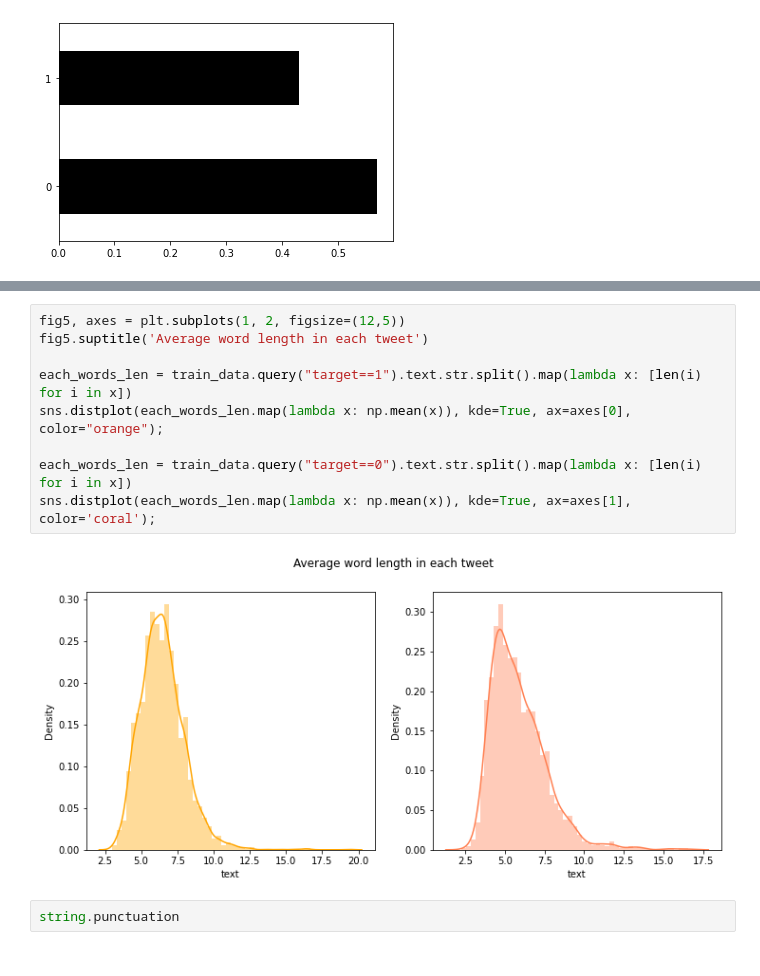
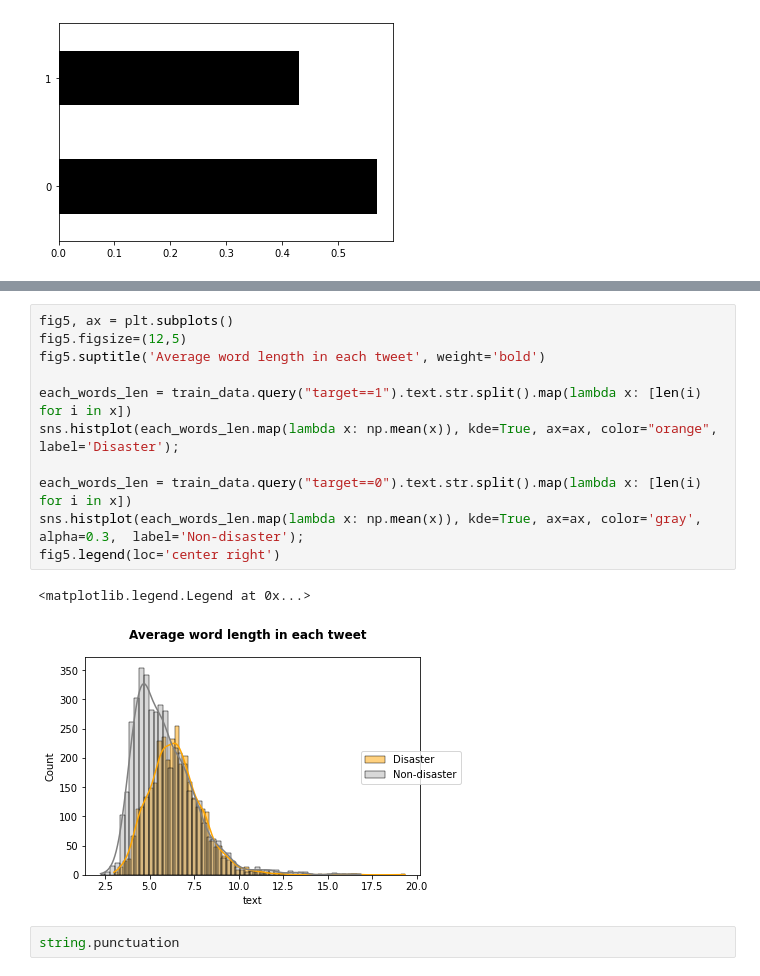
Before and after one commit to raissalohanna/DataLab-FinalProject, a Jupyter notebook: NLP Tweet Disaster.ipynb, the cells around one changed output, grey strips where cells are left out. Cells and saved outputs as stored; diff of their text form.

```diff
--- a/NLP Tweet Disaster.ipynb
+++ b/NLP Tweet Disaster.ipynb
@@ -178,14 +179,17 @@ ax2 = train_data.query("target==0").text.map(lambda x: len(x.split())).plot(kind
 # %%
-fig5, axes = plt.subplots(1, 2, figsize=(12,5))
-fig5.suptitle('Average word length in each tweet')
+fig5, ax = plt.subplots()
+fig5.figsize=(12,5)
+fig5.suptitle('Average word length in each tweet', weight='bold')
 
 each_words_len = train_data.query("target==1").text.str.split().map(lambda x: [len(i) for i in x])
-sns.distplot(each_words_len.map(lambda x: np.mean(x)), kde=True, ax=axes[0], color="orange");
+sns.histplot(each_words_len.map(lambda x: np.mean(x)), kde=True, ax=ax, color="orange", label='Disaster');
 
 each_words_len = train_data.query("target==0").text.str.split().map(lambda x: [len(i) for i in x])
-sns.distplot(each_words_len.map(lambda x: np.mean(x)), kde=True, ax=axes[1], color='coral');
+sns.histplot(each_words_len.map(lambda x: np.mean(x)), kde=True, ax=ax, color='gray', alpha=0.3,  label='Non-disaster');
+fig5.legend(loc='center right')
 # %% [output]
+<matplotlib.legend.Legend at 0x...>
-[figure, old version]
+[figure, new version]
 # %%
 string.punctuation
 # %% [output]
```
Also changed, not shown: parts of 88 cells of this notebook.
